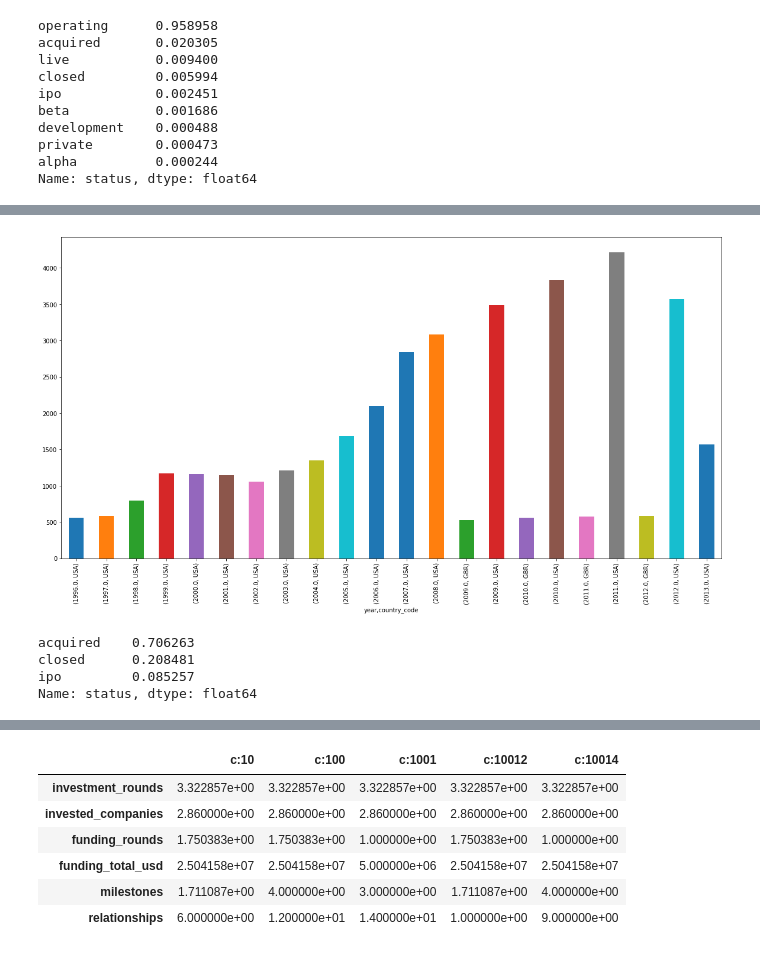
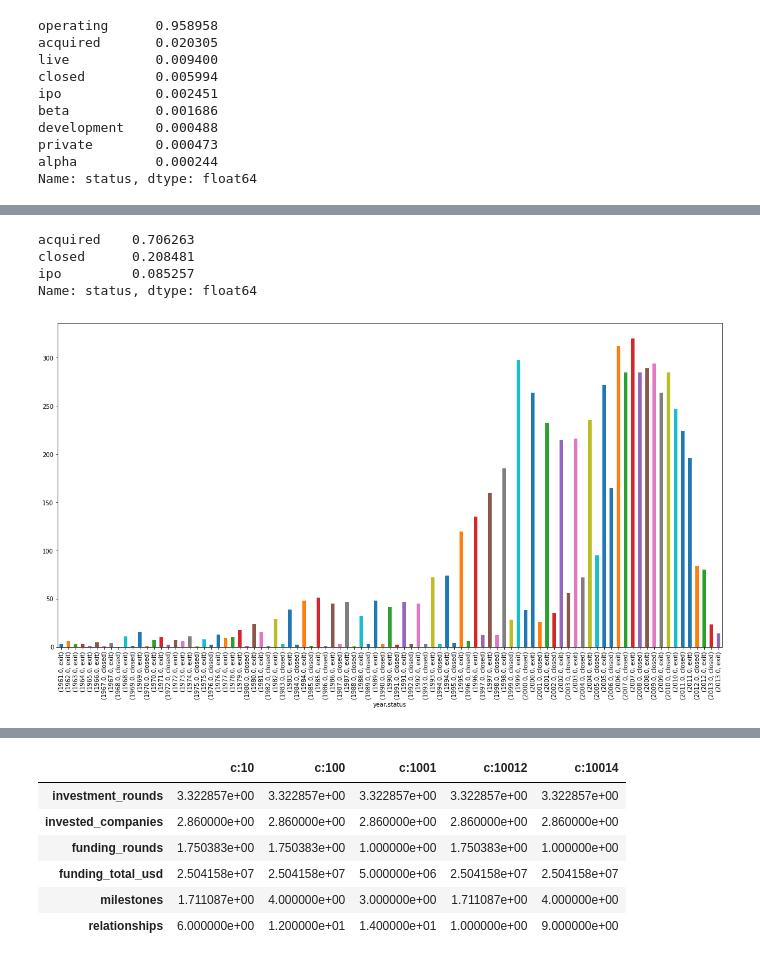
Before and after one commit to cosmakufa/capstone, a Jupyter notebook: crunchbase/notebooks/stuff.ipynb, the cells around one changed output, grey strips where cells are left out. Saved outputs shown, nothing was run; the diff lists cells and outputs as text; code cells hidden in the pictures.

```diff
--- a/crunchbase/notebooks/stuff.ipynb
+++ b/crunchbase/notebooks/stuff.ipynb
@@ -4,9 +4,9 @@ import numpy as np
 import matplotlib.pyplot as plt
 %matplotlib inline
 # %%
-df_objects = pd.read_csv('data/cb_objects.csv', parse_dates=['founded_at'])
-df_ipo = pd.read_csv('data/cb_ipos.csv')
-df_acquisitions = pd.read_csv('data/cb_acquisitions.csv')
+df_objects = pd.read_csv('../data/cb_objects.csv', parse_dates=['founded_at'])
+df_ipo = pd.read_csv('../data/cb_ipos.csv')
+df_acquisitions = pd.read_csv('../data/cb_acquisitions.csv')
 # %%
 keep =[  'parent_id',
        'normalized_name', 'category_code',  'founded_at',
@@ -87,9 +51,3 @@ Name: domain, dtype: int64
-# %%
-grouping = df_objects.groupby(['year','country_code']).count()['domain']
-
-grouping[(grouping > 500)].plot(kind="bar", figsize=(20,10));
-# %% [output]
-[figure, removed]
 # %%
 df_objects = df_objects[(df_objects['status'].isin(['acquired','closed', 'ipo']))]
 df_objects.status.value_counts(1)
@@ -98,3 +56,5 @@ acquired    0.706263
 closed      0.208481
 ipo         0.085257
 Name: status, dtype: float64
+# %%
+df_objects['status'] =df_objects['status'].apply( lambda x: 'exit' if (x == 'ipo' or x =='acquired') else x)
@@ -101,2 +63,9 @@ Name: status, dtype: float64
+# %%
+df_objects2 = df_objects[df_objects['year'] > 1960]
+grouping = df_objects2.groupby(['year','status']).count()['domain']
+#grouping.sort_values(ascending=False, inplace=True)
+grouping.plot(kind="bar", figsize=(20,10));
+# %% [output]
+[figure, added]
 # %%
 df_ipo.head()
```
Also changed, not shown: parts of 4 cells of this notebook, 17 other files.
